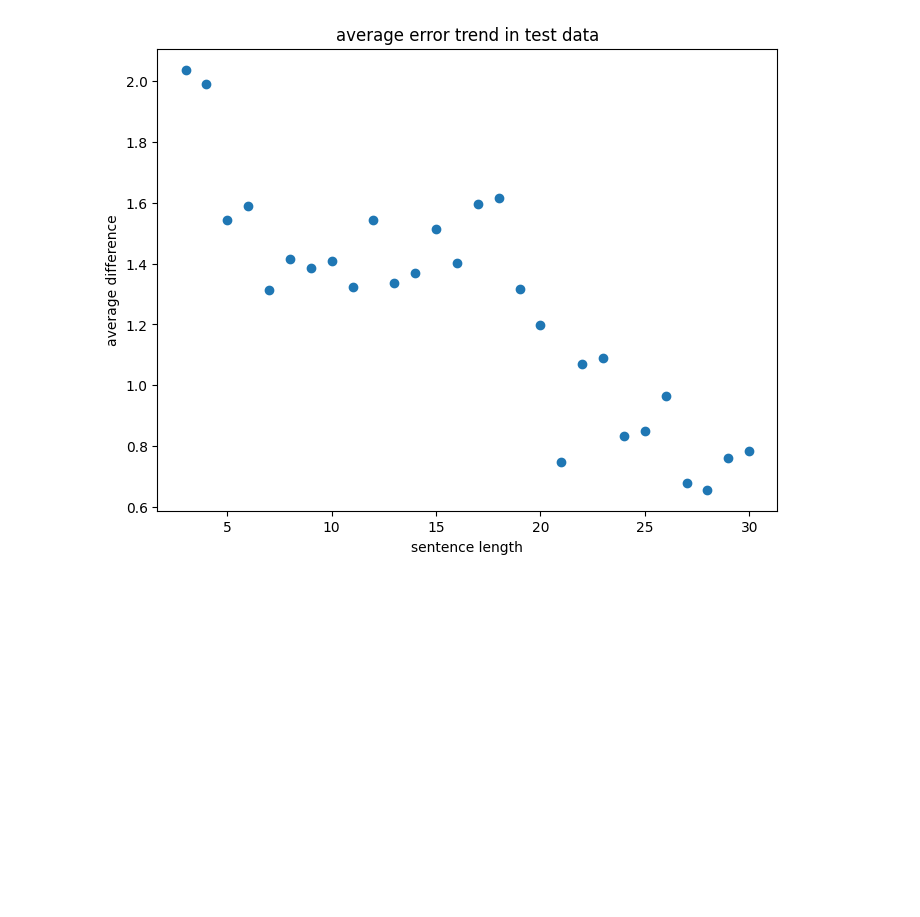
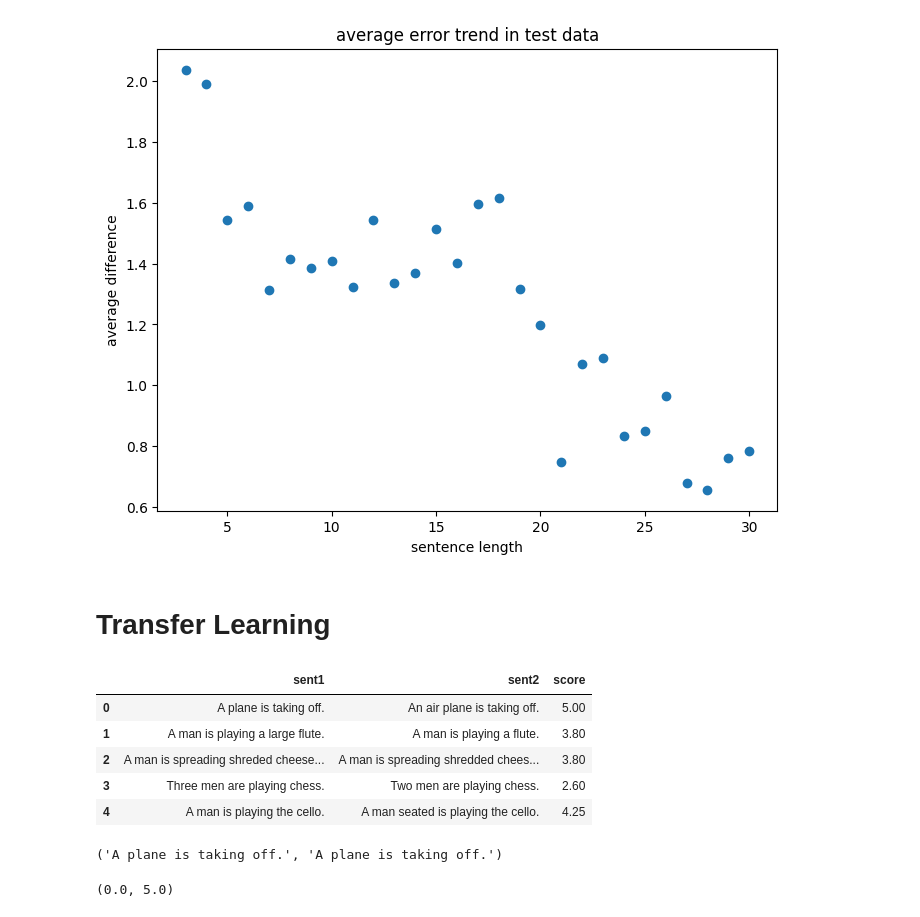
Before and after one commit to tanalpha-aditya/Advanced_Semantic_similarity, a Jupyter notebook: experiments/BERT.ipynb, the cells around one changed output. Drawn from its saved outputs; the diff is of its cells as text; code cells hidden in the pictures; blank space fills up the shorter version.

```diff
--- a/experiments/BERT.ipynb
+++ b/experiments/BERT.ipynb
@@ -144,3 +165,5 @@ plt.ylabel("average difference")
 plt.show()
 # %% [output]
 [figure]
+# %% [markdown]
+# Transfer Learning
@@ -146,0 +203,11 @@ plt.show()
+# %%
+train_df = pd.read_csv('../data/stsb-en-train.csv', usecols=[0,1,2], names=['sent1', 'sent2', 'score'], header=None)
+# %%
+train_df.head()
+# %% [output]
+|  | sent1 | sent2 | score |
+| 0 | A plane is taking off. | An air plane is taking off. | 5.00 |
+| 1 | A man is playing a large flute. | A man is playing a flute. | 3.80 |
+| 2 | A man is spreading shreded cheese... | A man is spreading shredded chees... | 3.80 |
+| 3 | Three men are playing chess. | Two men are playing chess. | 2.60 |
+| 4 | A man is playing the cello. | A man seated is playing the cello. | 4.25 |
@@ -146,0 +218,4 @@ plt.show()
+# %%
+sentence_pairs[0]
+# %% [output]
+('A plane is taking off.', 'A plane is taking off.')
@@ -146,0 +224,4 @@ plt.show()
+# %%
+min(similarity_scores), max(similarity_scores)
+# %% [output]
+(0.0, 5.0)
```
Also changed, not shown: parts of 31 cells of this notebook, 6 other files.
